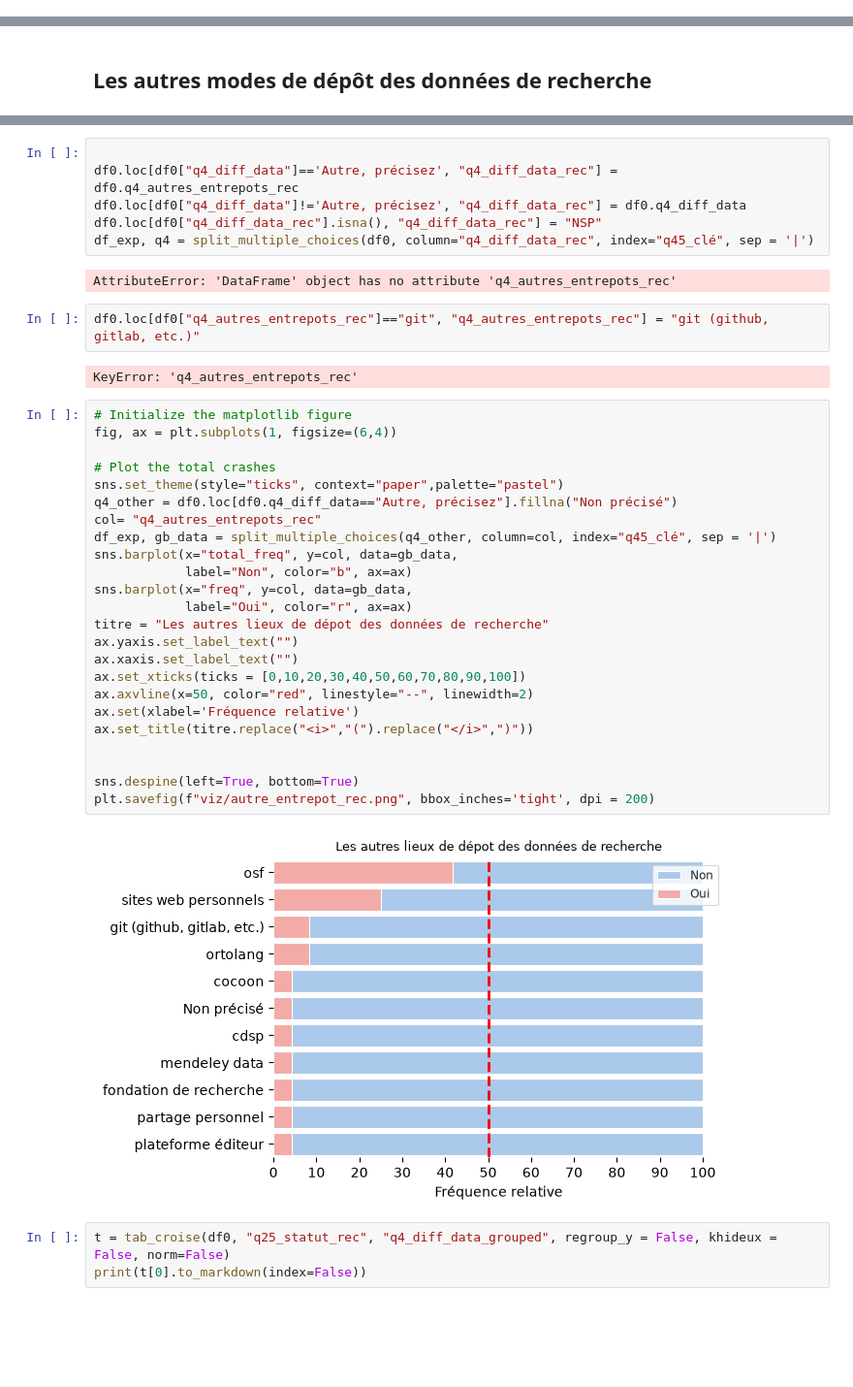
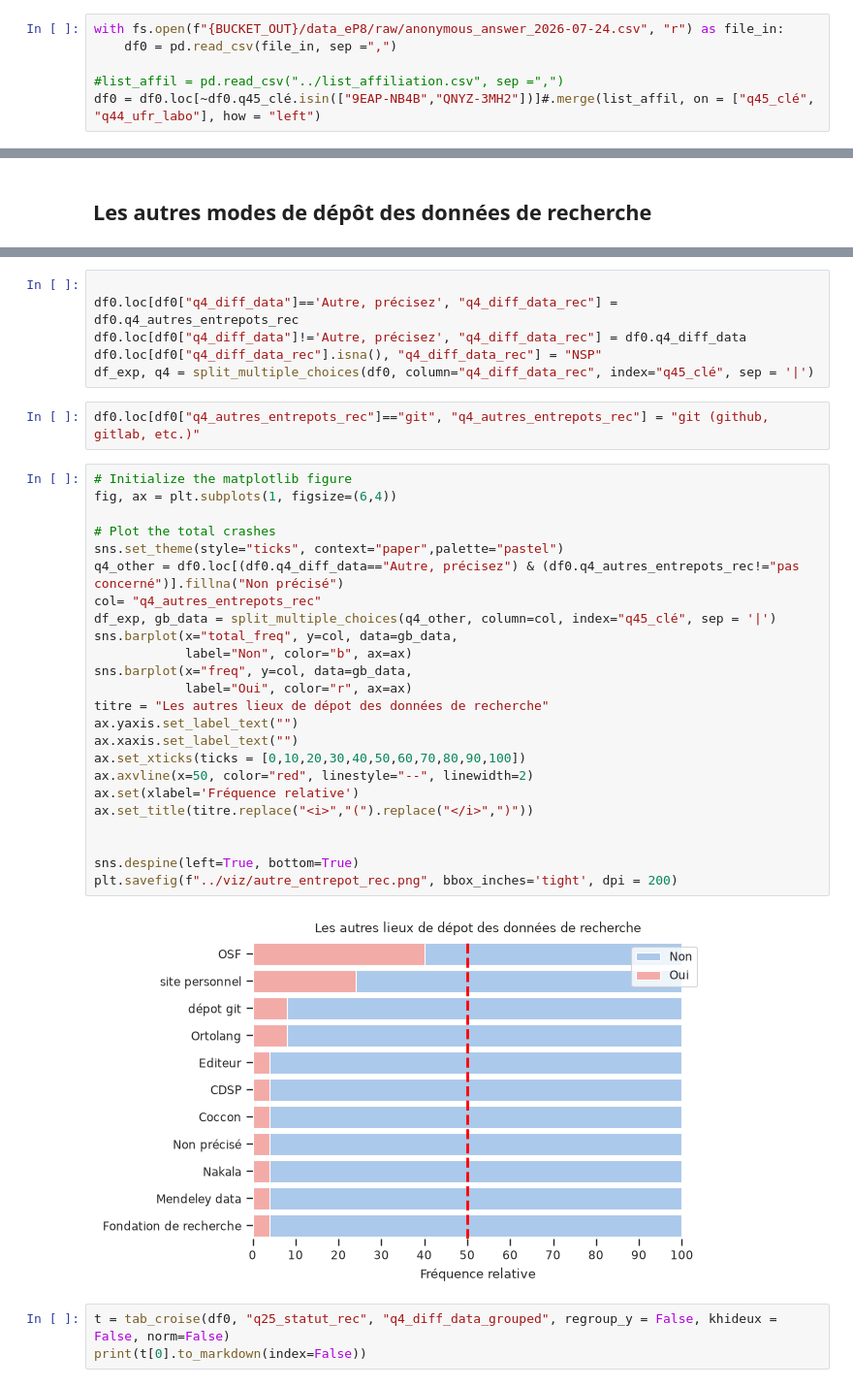
Before and after one commit to luneauaymeric/enquete_SO_p8, a Jupyter notebook: script_analyse/stat_descriptive/connaissance_science_ouverte.ipynb, the cells around one changed output, grey strips where cells are left out. Shown at 97% size. Drawn from its saved outputs; the diff is of its cells as text; blank space fills up the shorter version.

```diff
--- a/script_analyse/stat_descriptive/connaissance_science_ouverte.ipynb
+++ b/script_analyse/stat_descriptive/connaissance_science_ouverte.ipynb
@@ -46,3 +30,9 @@ df0
+# %%
+with fs.open(f"{BUCKET_OUT}/data_eP8/raw/anonymous_answer_2026-07-24.csv", "r") as file_in:
+    df0 = pd.read_csv(file_in, sep =",")
+
+#list_affil = pd.read_csv("../list_affiliation.csv", sep =",")
+df0 = df0.loc[~df0.q45_clé.isin(["9EAP-NB4B","QNYZ-3MH2"])]#.merge(list_affil, on = ["q45_clé", "q44_ufr_labo"], how = "left")
 # %%
 
 df_col = pd.read_csv("../../le_questionnaire/dico_variable.csv", sep = ",")
@@ -302,38 +276,34 @@ df0.loc[df0["q4_diff_data"]=='Autre, précisez', "q4_diff_data_rec"] = df0.q4_au
 df0.loc[df0["q4_diff_data"]!='Autre, précisez', "q4_diff_data_rec"] = df0.q4_diff_data
 df0.loc[df0["q4_diff_data_rec"].isna(), "q4_diff_data_rec"] = "NSP"
 df_exp, q4 = split_multiple_choices(df0, column="q4_diff_data_rec", index="q45_clé", sep = '|')
-# %% [output]
-AttributeError: 'DataFrame' object has no attribute 'q4_autres_entrepots_rec'
 # %%
 df0.loc[df0["q4_autres_entrepots_rec"]=="git", "q4_autres_entrepots_rec"] = "git (github, gitlab, etc.)"
-# %% [output]
-KeyError: 'q4_autres_entrepots_rec'
 # %%
 # Initialize the matplotlib figure
 fig, ax = plt.subplots(1, figsize=(6,4))
 
 # Plot the total crashes
 sns.set_theme(style="ticks", context="paper",palette="pastel")
-q4_other = df0.loc[df0.q4_diff_data=="Autre, précisez"].fillna("Non précisé")
+q4_other = df0.loc[(df0.q4_diff_data=="Autre, précisez") & (df0.q4_autres_entrepots_rec!="pas concerné")].fillna("Non précisé")
 col= "q4_autres_entrepots_rec"
 df_exp, gb_data = split_multiple_choices(q4_other, column=col, index="q45_clé", sep = '|')
 sns.barplot(x="total_freq", y=col, data=gb_data,
             label="Non", color="b", ax=ax)
 sns.barplot(x="freq", y=col, data=gb_data,
             label="Oui", color="r", ax=ax)
 titre = "Les autres lieux de dépot des données de recherche"
 ax.yaxis.set_label_text("")
 ax.xaxis.set_label_text("")
 ax.set_xticks(ticks = [0,10,20,30,40,50,60,70,80,90,100])
 ax.axvline(x=50, color="red", linestyle="--", linewidth=2)
 ax.set(xlabel='Fréquence relative')
 ax.set_title(titre.replace("<i>","(").replace("</i>",")"))
 
 
 sns.despine(left=True, bottom=True)
-plt.savefig(f"viz/autre_entrepot_rec.png", bbox_inches='tight', dpi = 200)
+plt.savefig(f"../viz/autre_entrepot_rec.png", bbox_inches='tight', dpi = 200)
 # %% [output]
-[figure, old version]
+[figure, new version]
 # %%
 t = tab_croise(df0, "q25_statut_rec", "q4_diff_data_grouped", regroup_y = False, khideux = False, norm=False)
 print(t[0].to_markdown(index=False))
```
Also changed, not shown: parts of 2 cells of this notebook, 6 other files.
